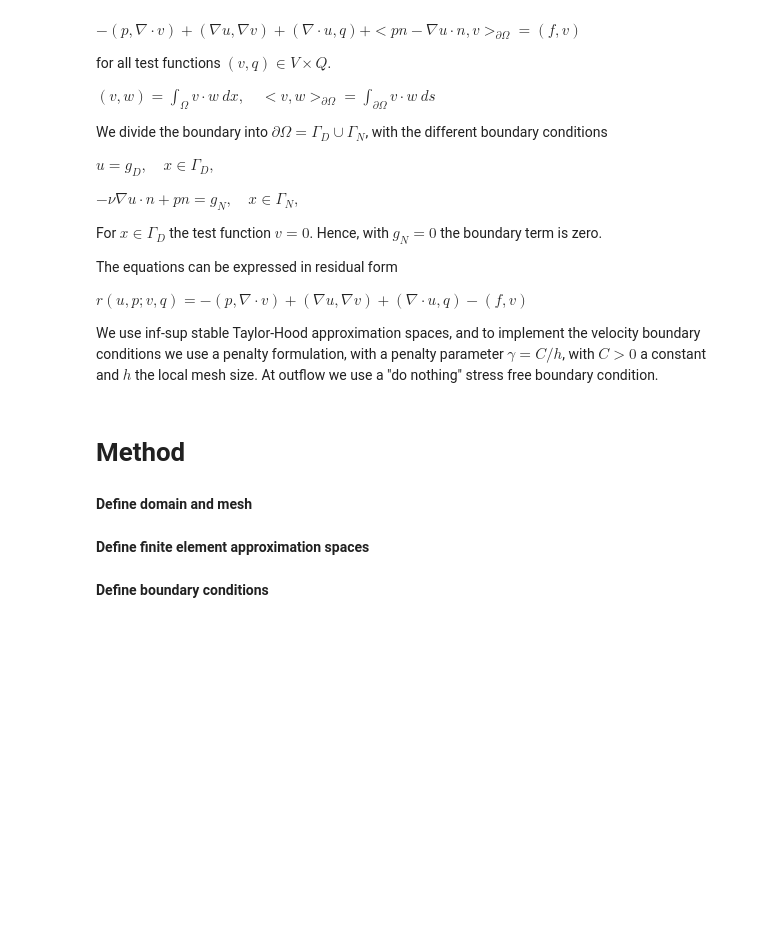
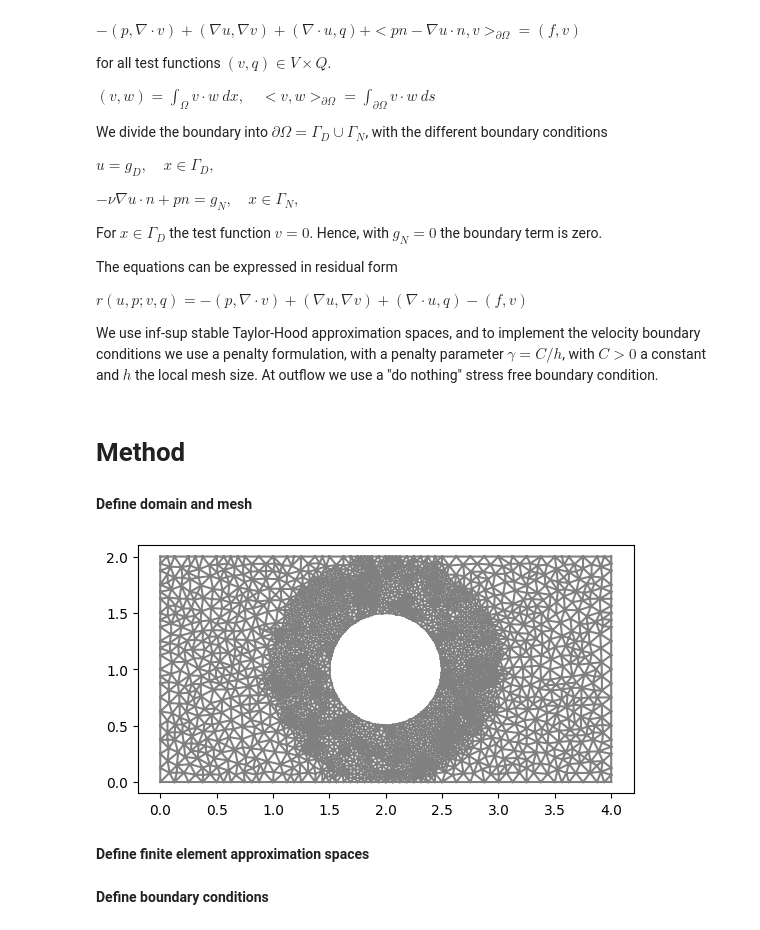
Before and after one commit to ellenmatt/DD2365-aflum, a Jupyter notebook: template-report-Stokes.ipynb, the cells around one changed output. Saved outputs shown, nothing was run; the diff lists cells and outputs as text; code cells hidden in the pictures; blank space fills up the shorter version.

```diff
--- a/template-report-Stokes.ipynb
+++ b/template-report-Stokes.ipynb
@@ -124,28 +106,32 @@ and to implement the velocity boundary conditions we use a penalty formulation,
 # %%
 # Define rectangular domain
 L = 4
 H = 2
 
 # Generate mesh (examples with and without a hole in the mesh)
 resolution = 32
 #mesh = RectangleMesh(Point(0.0, 0.0), Point(L, H), L*resolution, H*resolution)
 #mesh = generate_mesh(Rectangle(Point(0.0,0.0), Point(L,H)) - Circle(Point(0.5,0.5*H),0.2), resolution)
-mesh = generate_mesh(Rectangle(Point(0.0,0.0), Point(L,H)) - Circle(Point(1.5,0.25*H),0.2) - Circle(Point(0.5,0.5*H),0.2) - Circle(Point(2.0,0.75*H),0.2), resolution)
+# mesh = generate_mesh(Rectangle(Point(0.0,0.0), Point(L,H)) - Circle(Point(1.5,0.25*H),0.2) - Circle(Point(0.5,0.5*H),0.2) - Circle(Point(2.0,0.75*H),0.2), resolution)
+
+mesh = generate_mesh(Rectangle(Point(0.0,0.0), Point(L,H)) - Circle(Point(2.0,0.5*H),0.5), resolution)
 
 # Local mesh refinement (specified by a cell marker)
-no_levels = 0
+no_levels = 1
 for i in range(0,no_levels):
   cell_marker = MeshFunction("bool", mesh, mesh.topology().dim())
   for cell in cells(mesh):
     cell_marker[cell] = False
     p = cell.midpoint()
-    if p.distance(Point(1.5, 0.5)) < 1.0:
+    if p.distance(Point(2.0, 1.0)) < 1.0:
         cell_marker[cell] = True
   mesh = refine(mesh, cell_marker)
 
 plt.figure()
 plot(mesh)
 plt.show()
+# %% [output]
+[figure, added]
 # %% [markdown]
 **Define finite element approximation spaces**
 # %%
```
Also changed, not shown: parts of 3 cells of this notebook.
